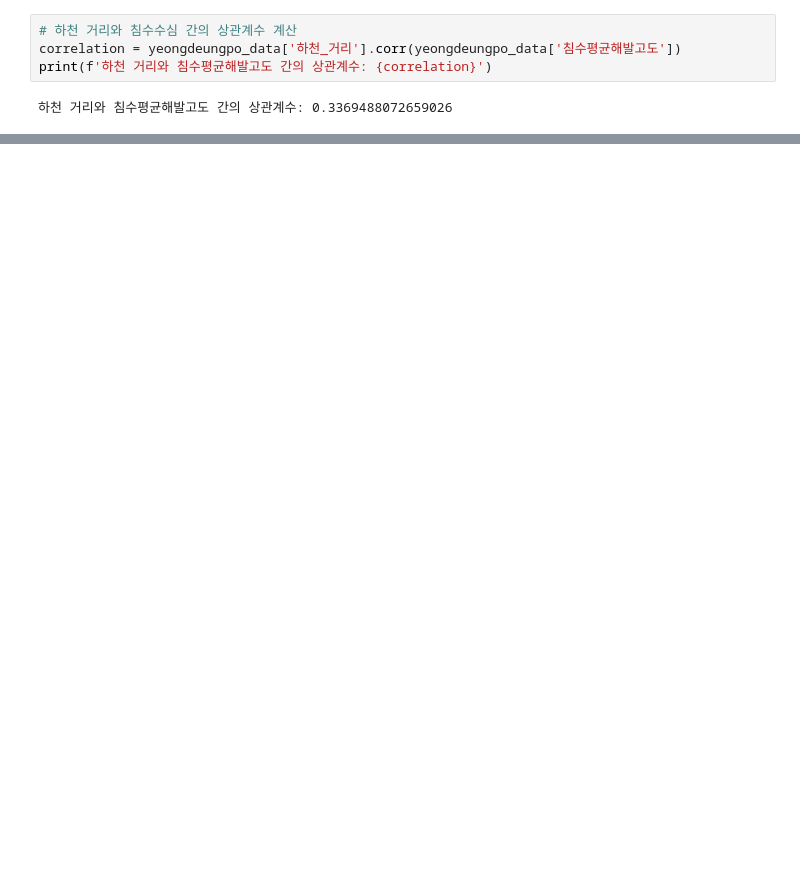
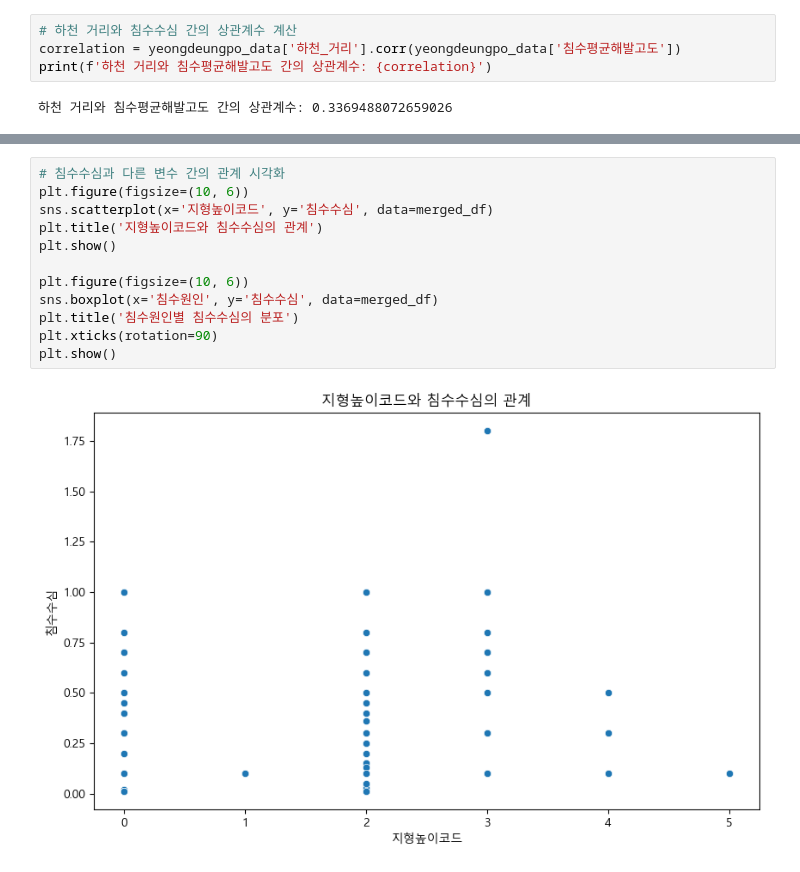
Before and after one commit to Choiinwoo401/Final_Project, a Jupyter notebook: 남수형/침수와지형데이터분석.ipynb, the cells around one changed output, grey strips where cells are left out. Drawn from its saved outputs; the diff is of its cells as text; blank space fills up the shorter version.

```diff
--- a/남수형/침수와지형데이터분석.ipynb
+++ b/남수형/침수와지형데이터분석.ipynb
@@ -1317,0 +1530,14 @@ print(f'하천 거리와 침수평균해발고도 간의 상관계수: {correlat
+# %%
+# 침수수심과 다른 변수 간의 관계 시각화
+plt.figure(figsize=(10, 6))
+sns.scatterplot(x='지형높이코드', y='침수수심', data=merged_df)
+plt.title('지형높이코드와 침수수심의 관계')
+plt.show()
+
+plt.figure(figsize=(10, 6))
+sns.boxplot(x='침수원인', y='침수수심', data=merged_df)
+plt.title('침수원인별 침수수심의 분포')
+plt.xticks(rotation=90)
+plt.show()
+# %% [output]
+[figure, added]
```
Also changed, not shown: parts of 64 cells of this notebook.
